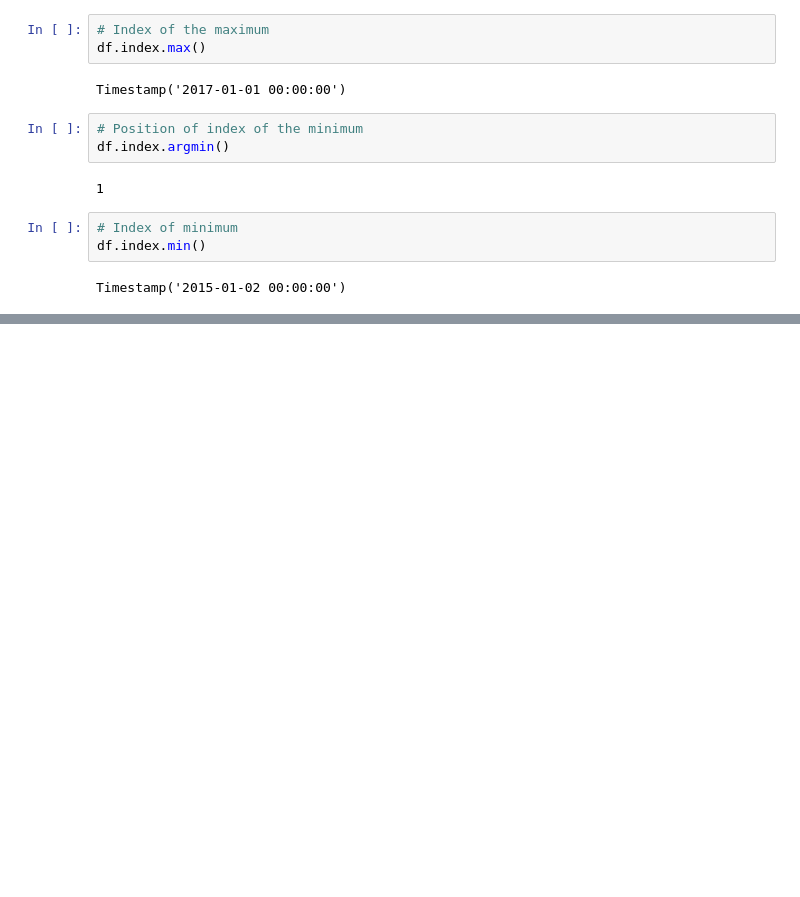
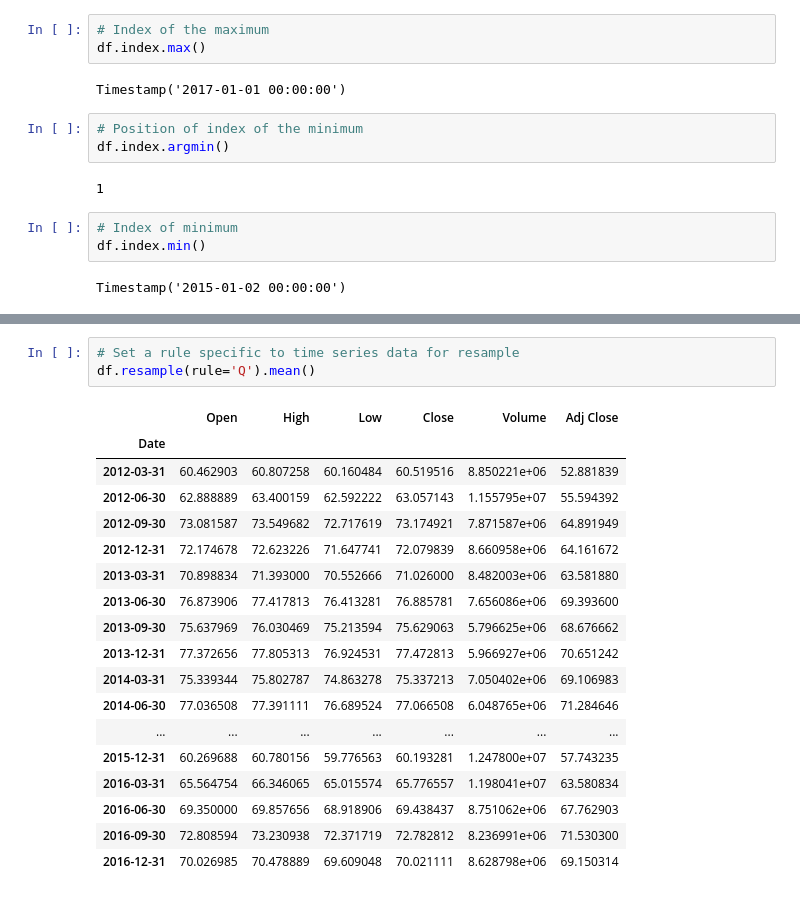
Before and after one commit to rmanaem/py4datasci, a Jupyter notebook: notebooks/time series with pandas.ipynb, the cells around one changed output, grey strips where cells are left out. Saved outputs shown, nothing was run; the diff lists cells and outputs as text; blank space fills up the shorter version.

Commit message:
Added time resampling section

```diff
--- a/notebooks/time series with pandas.ipynb
+++ b/notebooks/time series with pandas.ipynb
@@ -59,0 +150,22 @@ Timestamp('2015-01-02 00:00:00')
+# %%
+# Set a rule specific to time series data for resample
+df.resample(rule='Q').mean()
+# %% [output]
+|  | Open | High | Low | Close | Volume | Adj Close |
+| Date |  |  |  |  |  |  |
+| 2012-03-31 | 60.462903 | 60.807258 | 60.160484 | 60.519516 | 8.850221e+06 | 52.881839 |
+| 2012-06-30 | 62.888889 | 63.400159 | 62.592222 | 63.057143 | 1.155795e+07 | 55.594392 |
+| 2012-09-30 | 73.081587 | 73.549682 | 72.717619 | 73.174921 | 7.871587e+06 | 64.891949 |
+| 2012-12-31 | 72.174678 | 72.623226 | 71.647741 | 72.079839 | 8.660958e+06 | 64.161672 |
+| 2013-03-31 | 70.898834 | 71.393000 | 70.552666 | 71.026000 | 8.482003e+06 | 63.581880 |
+| 2013-06-30 | 76.873906 | 77.417813 | 76.413281 | 76.885781 | 7.656086e+06 | 69.393600 |
+| 2013-09-30 | 75.637969 | 76.030469 | 75.213594 | 75.629063 | 5.796625e+06 | 68.676662 |
+| 2013-12-31 | 77.372656 | 77.805313 | 76.924531 | 77.472813 | 5.966927e+06 | 70.651242 |
+| 2014-03-31 | 75.339344 | 75.802787 | 74.863278 | 75.337213 | 7.050402e+06 | 69.106983 |
+| 2014-06-30 | 77.036508 | 77.391111 | 76.689524 | 77.066508 | 6.048765e+06 | 71.284646 |
+| ... | ... | ... | ... | ... | ... | ... |
+| 2015-12-31 | 60.269688 | 60.780156 | 59.776563 | 60.193281 | 1.247800e+07 | 57.743235 |
+| 2016-03-31 | 65.564754 | 66.346065 | 65.015574 | 65.776557 | 1.198041e+07 | 63.580834 |
+| 2016-06-30 | 69.350000 | 69.857656 | 68.918906 | 69.438437 | 8.751062e+06 | 67.762903 |
+| 2016-09-30 | 72.808594 | 73.230938 | 72.371719 | 72.782812 | 8.236991e+06 | 71.530300 |
+| 2016-12-31 | 70.026985 | 70.478889 | 69.609048 | 70.021111 | 8.628798e+06 | 69.150314 |
```
Also changed, not shown: parts of 10 cells of this notebook.
